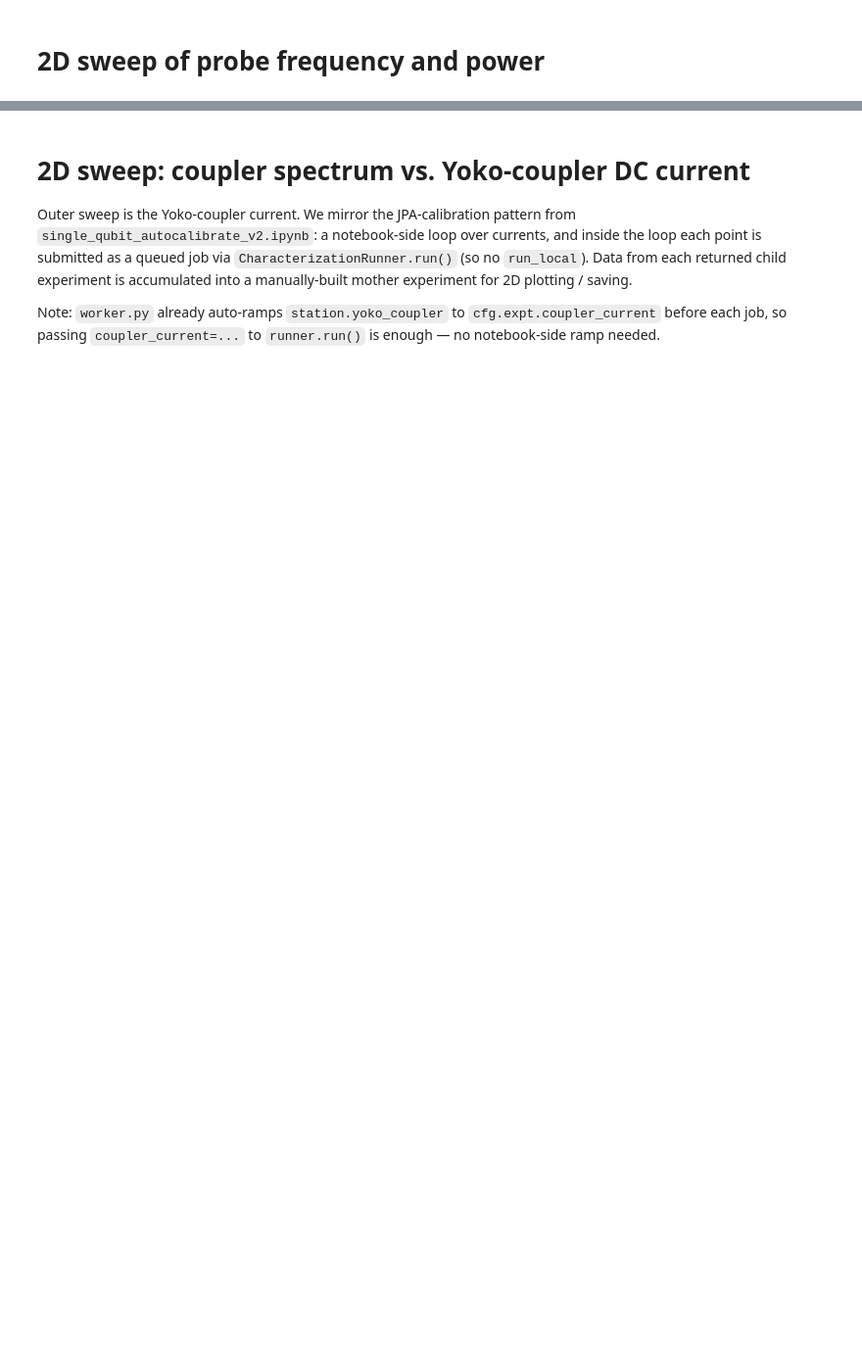
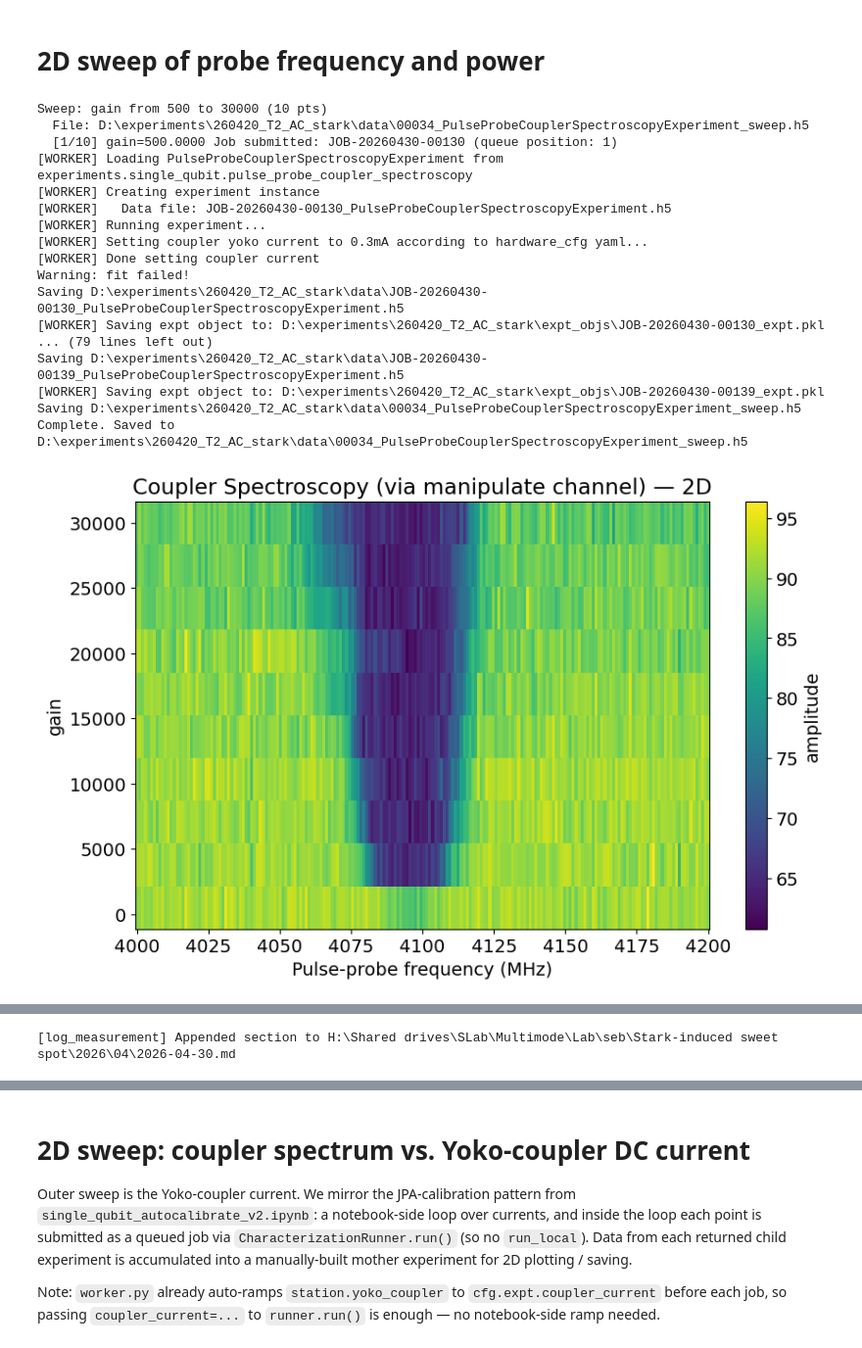
Before and after one commit to SchusterLab/multimode_expts, a Jupyter notebook: measurement_notebooks/QEC/T2_ac_stark_shift.ipynb, the cells around one changed output, grey strips where cells are left out. Shown at 98% size. Cells and saved outputs as stored; diff of their text form; code cells hidden in the pictures; blank space fills up the shorter version.

```diff
--- a/measurement_notebooks/QEC/T2_ac_stark_shift.ipynb
+++ b/measurement_notebooks/QEC/T2_ac_stark_shift.ipynb
@@ -140,14 +197,15 @@ print(f"Coupler frequency from spectroscopy: {f_coupler:.3f} MHz")
 # 2D sweep of probe frequency and power
 # %%
 # --- Outer sweep config ---
-gain_start = 2000
-gain_stop  = 10000
-gain_npts  = 11
+gain_start = 500
+gain_stop  = 30000
+gain_npts  = 10
 
 # Inner (per-point) spectroscopy window — override coupler_spec_defaults
-inner_f_start = 4050
-inner_f_stop  = 4150
-inner_expts   = 401
+inner_f_start = 4000
+inner_f_stop  = 4200
+# inner_expts   = 250
+inner_expts   = 200
 inner_step    = (inner_f_stop - inner_f_start) / (inner_expts - 1)
 
 FIT_CHANNEL = 'avgi'   # 'avgi', 'avgq', or 'amps'
@@ -155,20 +213,41 @@ SIGN        = 1        # flip to -1 if peak is negative in that channel
 # %%
 # --- SweepRunner: outer = probe gain, inner = coupler spectroscopy ---
 coupler_spec_vs_gain_runner = SweepRunner(
     station=station,
     ExptClass=meas.PulseProbeCouplerSpectroscopyExperiment,
     default_expt_cfg=coupler_spec_defaults,
     sweep_param='gain',
     job_client=client,
     use_queue=USE_QUEUE,
 )
 
 coupler_spec_vs_gain = coupler_spec_vs_gain_runner.execute(
     sweep_start=gain_start,
     sweep_stop=gain_stop,
     sweep_npts=gain_npts,
     start=inner_f_start, step=inner_step, expts=inner_expts,
-    length=5.0,
-    reps=400, rounds=1,
+    length=50.,
+    reps=500,
+    rounds=1,
     coupler_f=False,
+    relax_delay = 1000,
 )
+# %% [output]
+Sweep: gain from 500 to 30000 (10 pts)
+  File: D:\experiments\260420_T2_AC_stark\data\00034_PulseProbeCouplerSpectroscopyExperiment_sweep.h5
+  [1/10] gain=500.0000 Job submitted: JOB-20260430-00130 (queue position: 1)
+[WORKER] Loading PulseProbeCouplerSpectroscopyExperiment from experiments.single_qubit.pulse_probe_coupler_spectroscopy
+[WORKER] Creating experiment instance
+[WORKER]   Data file: JOB-20260430-00130_PulseProbeCouplerSpectroscopyExperiment.h5
+[WORKER] Running experiment...
+[WORKER] Setting coupler yoko current to 0.3mA according to hardware_cfg yaml...
+[WORKER] Done setting coupler current
+Warning: fit failed!
+Saving D:\experiments\260420_T2_AC_stark\data\JOB-20260430-00130_PulseProbeCouplerSpectroscopyExperiment.h5
+[WORKER] Saving expt object to: D:\experiments\260420_T2_AC_stark\expt_objs\JOB-20260430-00130_expt.pkl
+... (79 lines left out)
+Saving D:\experiments\260420_T2_AC_stark\data\JOB-20260430-00139_PulseProbeCouplerSpectroscopyExperiment.h5
+[WORKER] Saving expt object to: D:\experiments\260420_T2_AC_stark\expt_objs\JOB-20260430-00139_expt.pkl
+Saving D:\experiments\260420_T2_AC_stark\data\00034_PulseProbeCouplerSpectroscopyExperiment_sweep.h5
+Complete. Saved to D:\experiments\260420_T2_AC_stark\data\00034_PulseProbeCouplerSpectroscopyExperiment_sweep.h5
+[figure, added]
@@ -175,3 +255,4 @@ coupler_spec_vs_gain = coupler_spec_vs_gain_runner.execute(
+[log_measurement] Appended section to H:\Shared drives\SLab\Multimode\Lab\seb\Stark-induced sweet spot\2026\04\2026-04-30.md
 # %%
 from copy import deepcopy
 import numpy as np
```
Also changed, not shown: parts of 23 cells of this notebook, 12 other files.
